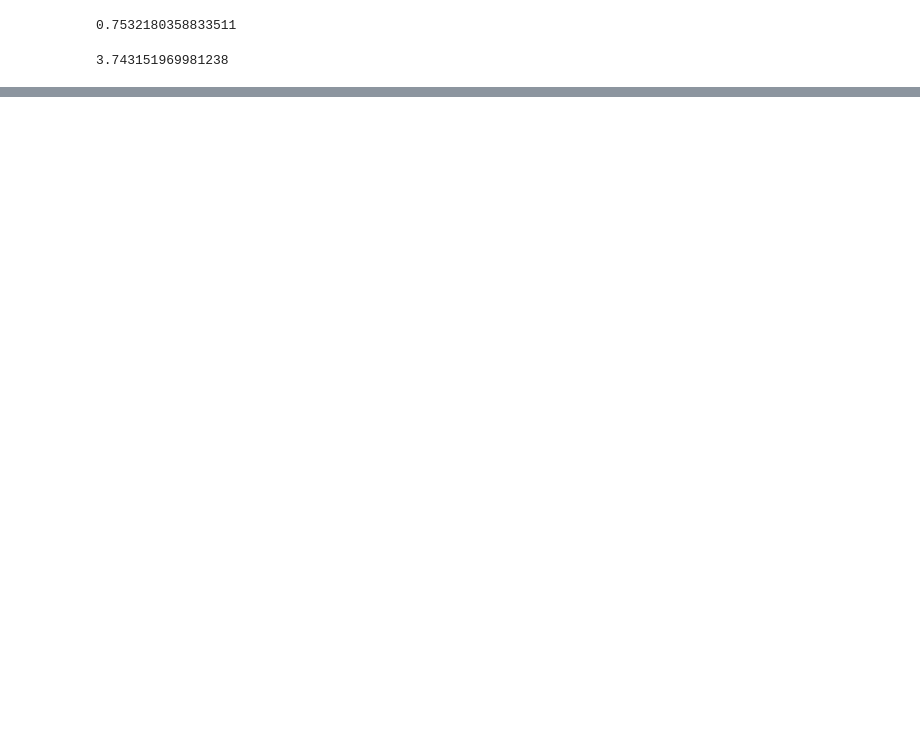
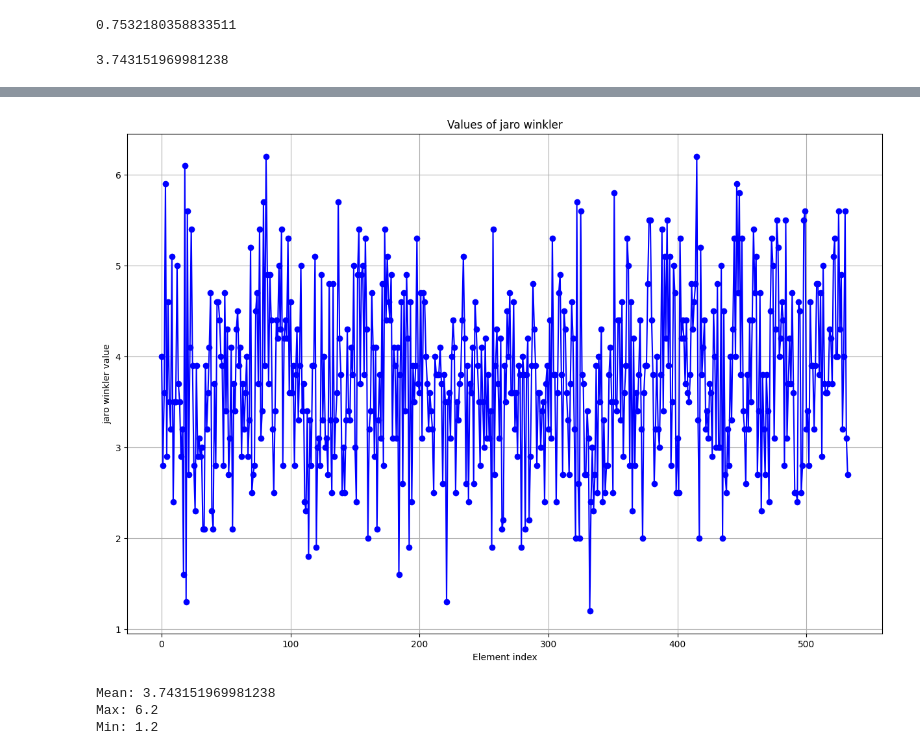
Before and after one commit to Mateusz-Wojciechowski/keyword-extraction, a Jupyter notebook: data_playground.ipynb, the cells around one changed output, grey strips where cells are left out. Saved outputs shown, nothing was run; the diff lists cells and outputs as text; code cells hidden in the pictures; blank space fills up the shorter version.

```diff
--- a/data_playground.ipynb
+++ b/data_playground.ipynb
@@ -176,0 +231,12 @@ yake_data
+# %%
+generate_metric_plot(results_levenshtein, 'jaro winkler')
+# %% [output]
+[figure, added]
+# %%
+print(f"Mean: {mean(results_levenshtein)}")
+print(f"Max: {max(results_levenshtein)}")
+print(f"Min: {min(results_levenshtein)}")
+# %% [output]
+Mean: 3.743151969981238
+Max: 6.2
+Min: 1.2
```
Also changed, not shown: parts of 15 cells of this notebook.
